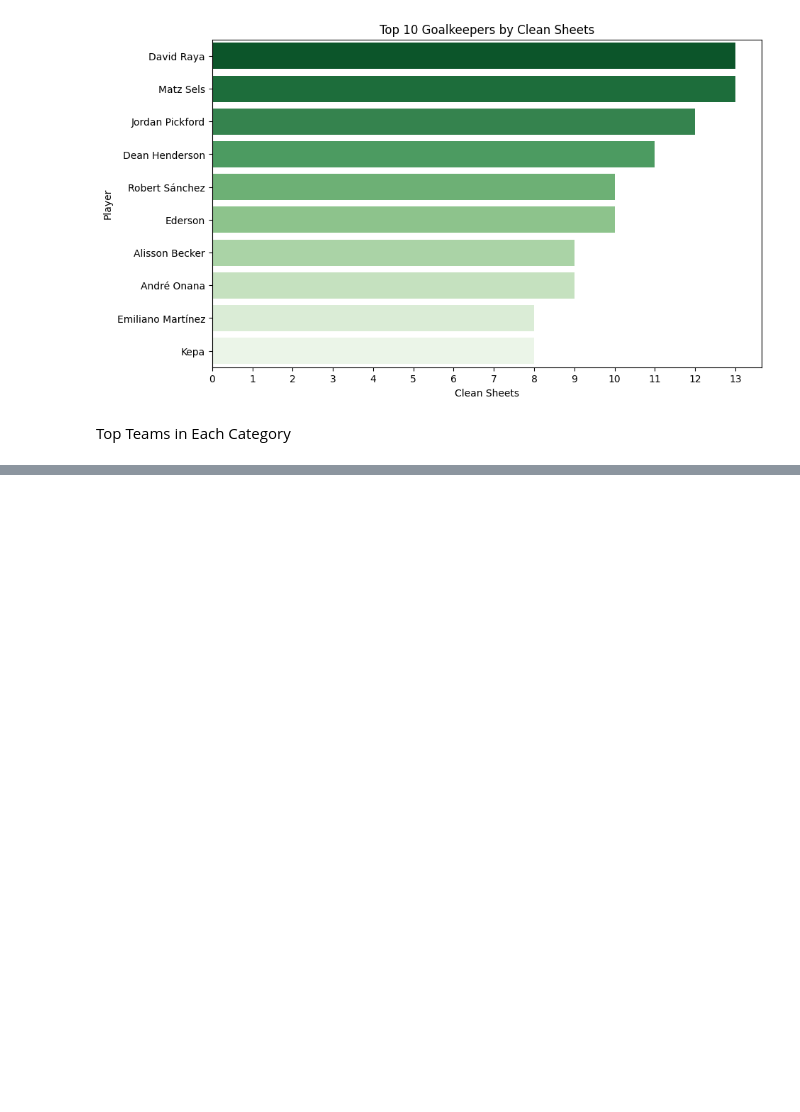
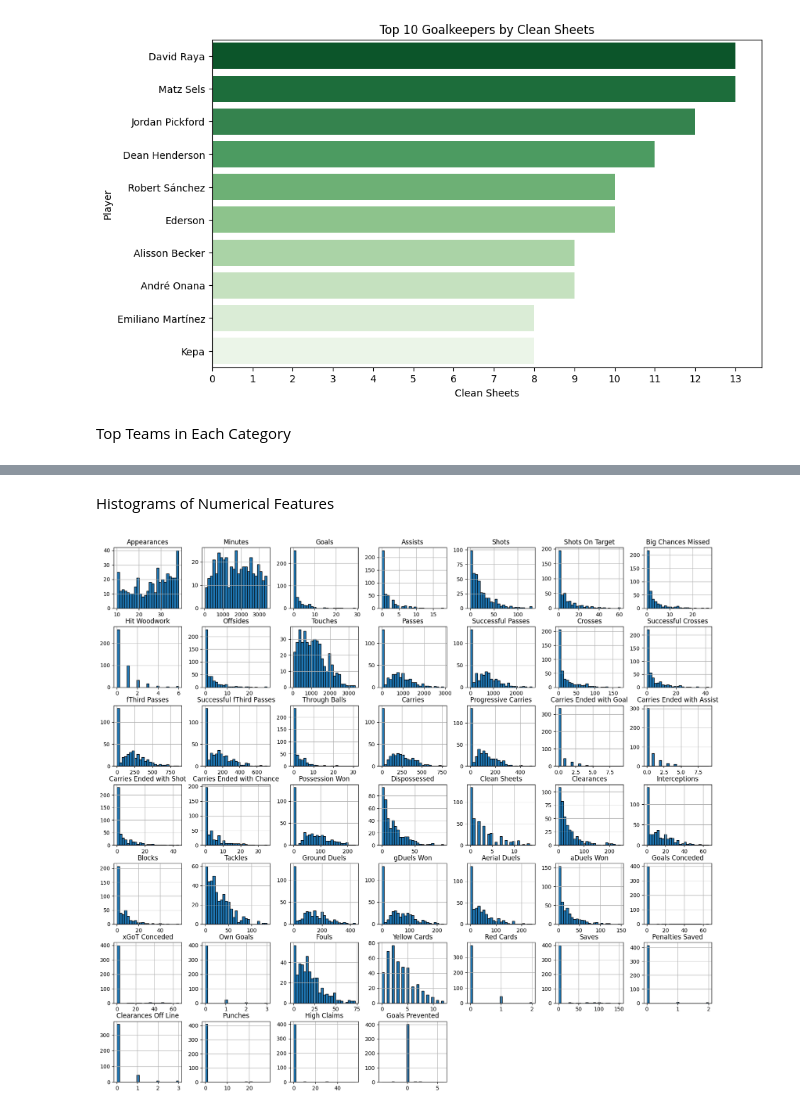
Before and after one commit to sidhu221/EPL-Player-Position-Classification, a Jupyter notebook: Visualize Data.ipynb, the cells around one changed output, grey strips where cells are left out. Saved outputs shown, nothing was run; the diff lists cells and outputs as text; code cells hidden in the pictures; blank space fills up the shorter version.

```diff
--- a/Visualize Data.ipynb
+++ b/Visualize Data.ipynb
@@ -284,0 +267,9 @@ Passing `palette` without assigning `hue` is deprecated and will be removed in v
+# %% [markdown]
+Histograms of Numerical Features
+# %%
+#Histogram of Numeric Features
+numeric_data = data.select_dtypes(include=[np.number])
+data.hist(figsize=(20, 18), bins=25, edgecolor='black')
+plt.show()
+# %% [output]
+[figure, added]
```
Also changed, not shown: parts of 4 cells of this notebook, 1 other file.
